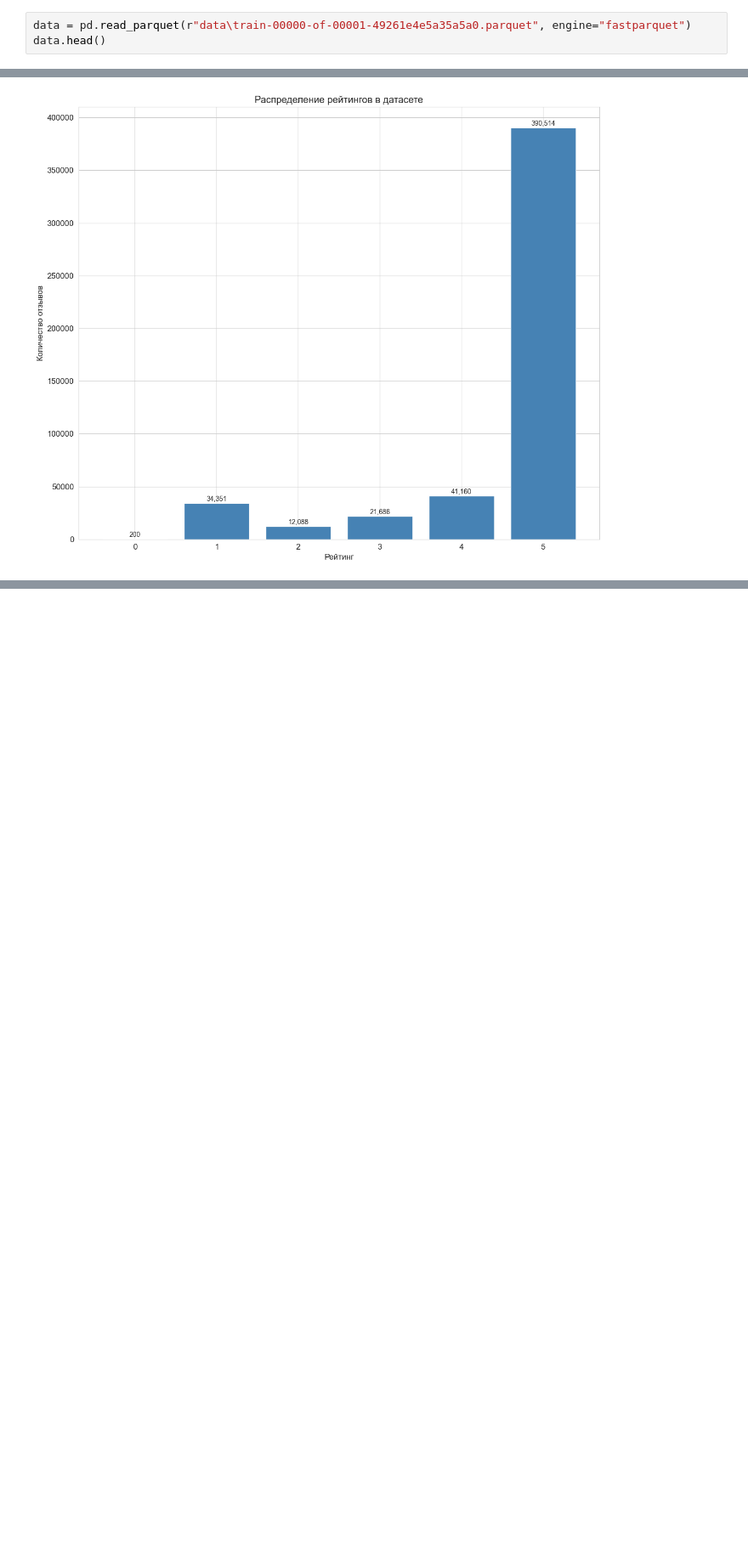
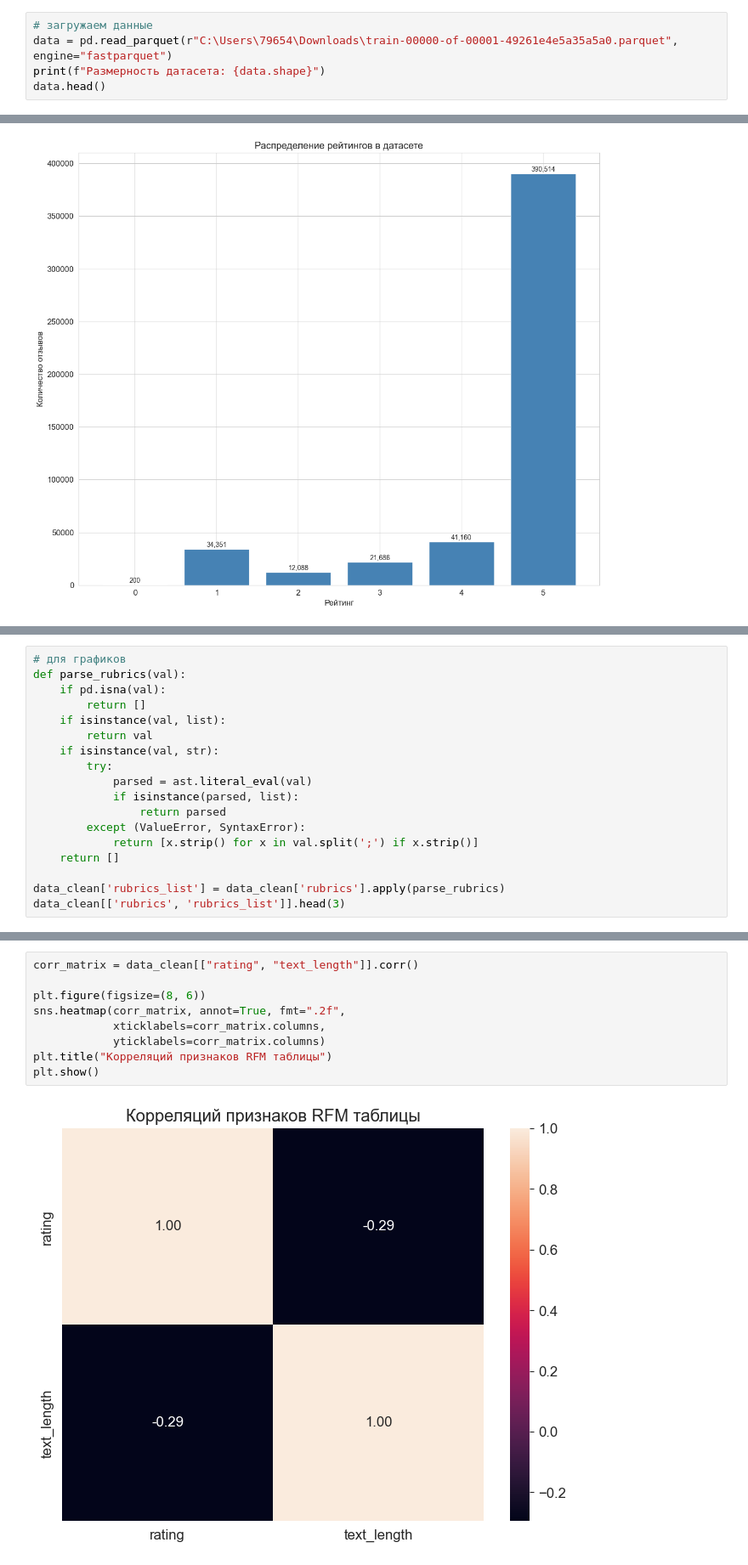
Before and after one commit to sibainu2010/skillfactory_ds, a Jupyter notebook: project_6/project_6.ipynb, the cells around one changed output, grey strips where cells are left out. Shown at 85% size. Saved outputs shown, nothing was run; the diff lists cells and outputs as text; blank space fills up the shorter version.

```diff
--- a/project_6/project_6.ipynb
+++ b/project_6/project_6.ipynb
@@ -17,4 +62,6 @@ plt.rcParams['font.size'] = 12
 # %%
-data = pd.read_parquet(r"data\train-00000-of-00001-49261e4e5a35a5a0.parquet", engine="fastparquet")
+# загружаем данные
+data = pd.read_parquet(r"C:\Users\79654\Downloads\train-00000-of-00001-49261e4e5a35a5a0.parquet", engine="fastparquet")
+print(f"Размерность датасета: {data.shape}")
 data.head()
 # %% [output]
@@ -125,0 +156,18 @@ data["rating"] = data["rating"].map(edit_target)
+# %%
+# для графиков
+def parse_rubrics(val):
+    if pd.isna(val):
+        return []
+    if isinstance(val, list):
+        return val
+    if isinstance(val, str):
+        try:
+            parsed = ast.literal_eval(val)
+            if isinstance(parsed, list):
+                return parsed
+        except (ValueError, SyntaxError):
+            return [x.strip() for x in val.split(';') if x.strip()]
+    return []
+
+data_clean['rubrics_list'] = data_clean['rubrics'].apply(parse_rubrics)
+data_clean[['rubrics', 'rubrics_list']].head(3)
@@ -391,0 +452,11 @@ city_map.show()
+# %%
+corr_matrix = data_clean[["rating", "text_length"]].corr()
+
+plt.figure(figsize=(8, 6))
+sns.heatmap(corr_matrix, annot=True, fmt=".2f",
+            xticklabels=corr_matrix.columns,
+            yticklabels=corr_matrix.columns)
+plt.title("Корреляций признаков RFM таблицы")
+plt.show()
+# %% [output]
+[figure, added]
```
Also changed, not shown: parts of 35 cells of this notebook, 1 other file.
